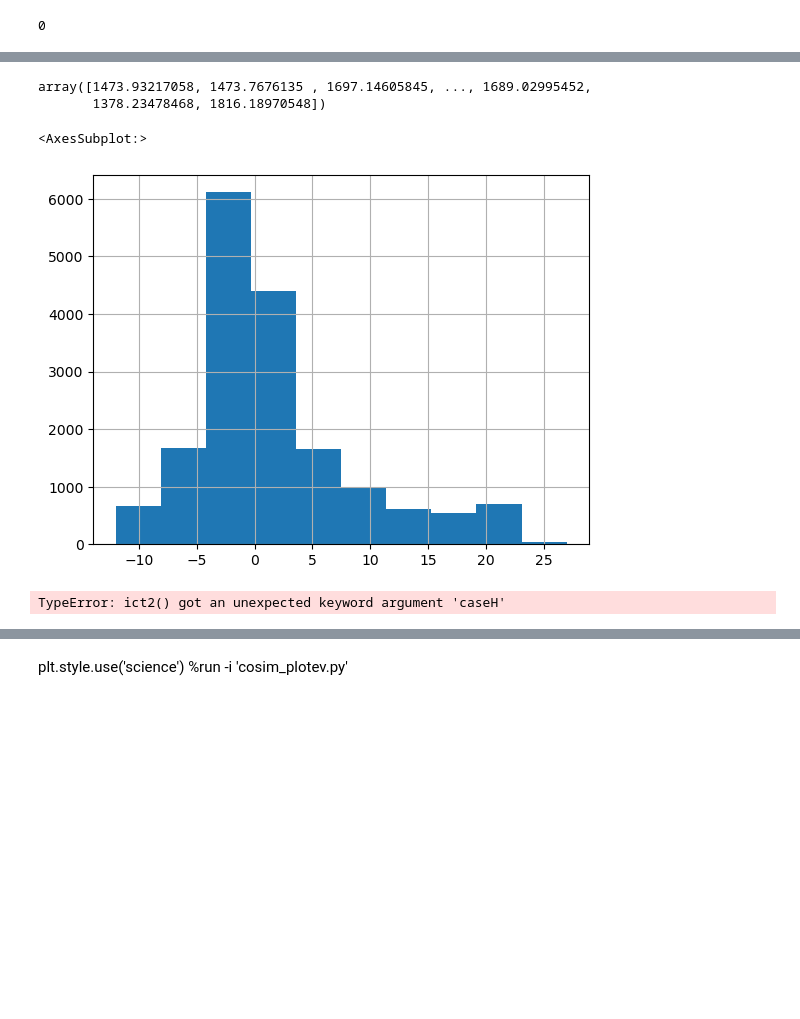
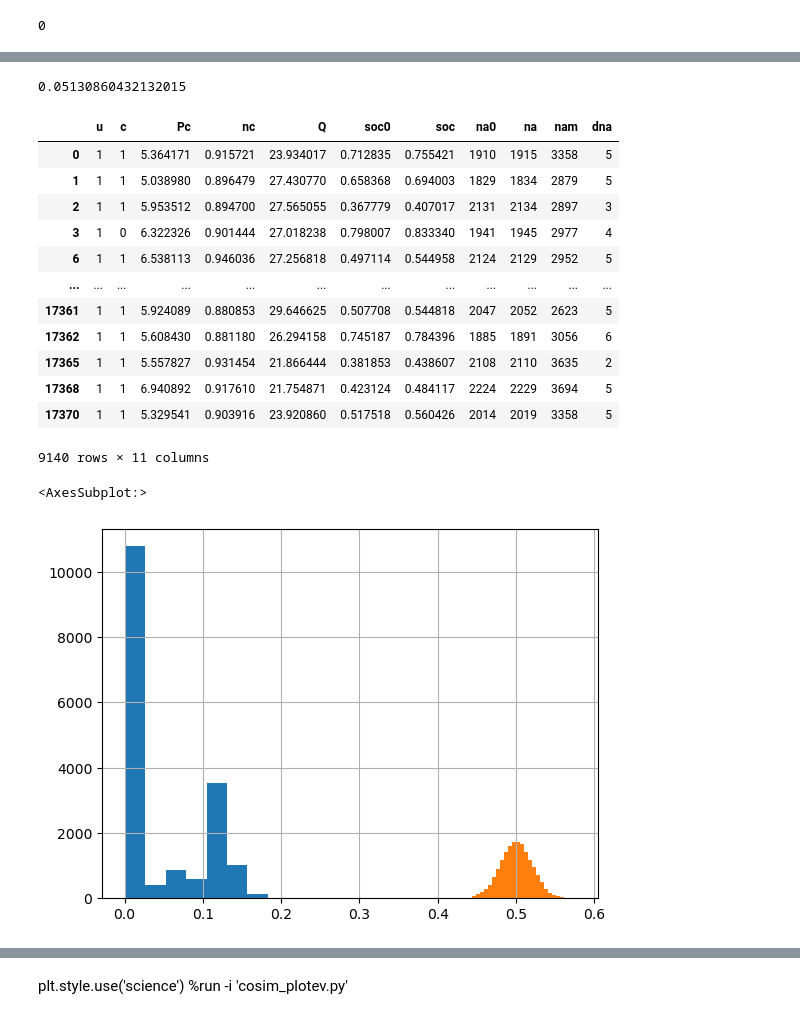
Before and after one commit to jinningwang/andes, a Jupyter notebook: jwang/notes/cosim_ev_F2.ipynb, the cells around one changed output, grey strips where cells are left out. Saved outputs shown, nothing was run; the diff lists cells and outputs as text; code cells hidden in the pictures; blank space fills up the shorter version.

```diff
--- a/jwang/notes/cosim_ev_F2.ipynb
+++ b/jwang/notes/cosim_ev_F2.ipynb
@@ -225,25 +225,33 @@ sse.plot_agc()
-# %%
-import scipy.stats as stats
-self = sse
-stats.truncnorm((-2000 - 400 * (self.ev["tf"] - self.data["ts"])) / (self.ev["soci"] * 100),
-                                        (8000 - 400 * (self.ev["tf"] - self.data["ts"])) / (self.ev["soci"] * 100),
-                                        loc=400 * (self.ev["tf"] - self.data["ts"]), scale=self.ev["soci"] * 100).rvs(self.ev.shape[0],
-                                                                                                                      random_state=self.config["seed"])
-# %% [output]
-array([1473.93217058, 1473.7676135 , 1697.14605845, ..., 1689.02995452,
-       1378.23478468, 1816.18970548])
+# %%
+5.364171*0.915721* 900 / 3600 / 23.934017
+# %% [output]
+0.05130860432132015
 # %%
 evc = sse.ev.copy()
 evc["dna"] = evc["na"] - evc["na0"]
-evc["dna"].hist()
+# evc["dna"].hist()
+evc[["u", "c", "Pc", "nc", "Q", "soc0", "soc", "na0", "na", "nam", "dna"]][evc["dna"]!=0]
 # %% [output]
+|  | u | c | Pc | nc | Q | soc0 | soc | na0 | na | nam | dna |
+| 0 | 1 | 1 | 5.364171 | 0.915721 | 23.934017 | 0.712835 | 0.755421 | 1910 | 1915 | 3358 | 5 |
+| 1 | 1 | 1 | 5.038980 | 0.896479 | 27.430770 | 0.658368 | 0.694003 | 1829 | 1834 | 2879 | 5 |
+| 2 | 1 | 1 | 5.953512 | 0.894700 | 27.565055 | 0.367779 | 0.407017 | 2131 | 2134 | 2897 | 3 |
+| 3 | 1 | 0 | 6.322326 | 0.901444 | 27.018238 | 0.798007 | 0.833340 | 1941 | 1945 | 2977 | 4 |
+| 6 | 1 | 1 | 6.538113 | 0.946036 | 27.256818 | 0.497114 | 0.544958 | 2124 | 2129 | 2952 | 5 |
+| ... | ... | ... | ... | ... | ... | ... | ... | ... | ... | ... | ... |
+| 17361 | 1 | 1 | 5.924089 | 0.880853 | 29.646625 | 0.507708 | 0.544818 | 2047 | 2052 | 2623 | 5 |
+| 17362 | 1 | 1 | 5.608430 | 0.881180 | 26.294158 | 0.745187 | 0.784396 | 1885 | 1891 | 3056 | 6 |
+| 17365 | 1 | 1 | 5.557827 | 0.931454 | 21.866444 | 0.381853 | 0.438607 | 2108 | 2110 | 3635 | 2 |
+| 17368 | 1 | 1 | 6.940892 | 0.917610 | 21.754871 | 0.423124 | 0.484117 | 2224 | 2229 | 3694 | 5 |
+| 17370 | 1 | 1 | 5.329541 | 0.903916 | 23.920860 | 0.517518 | 0.560426 | 2014 | 2019 | 3358 | 5 |
-<AxesSubplot:>
+9140 rows × 11 columns
-[figure, removed]
 # %%
-sse.ict2(scaler=1, caseH=caseH)
-sse.ev["na"].hist()
+sse.ict2(scaler=1)
+sse.ev["ict"].hist()
+sse.ev["tt"].hist(bins=30)
 # %% [output]
-TypeError: ict2() got an unexpected keyword argument 'caseH'
+<AxesSubplot:>
+[figure, added]
 # %%
 right = end_time
 
```
Also changed, not shown: parts of 8 cells of this notebook, 17 other files.
